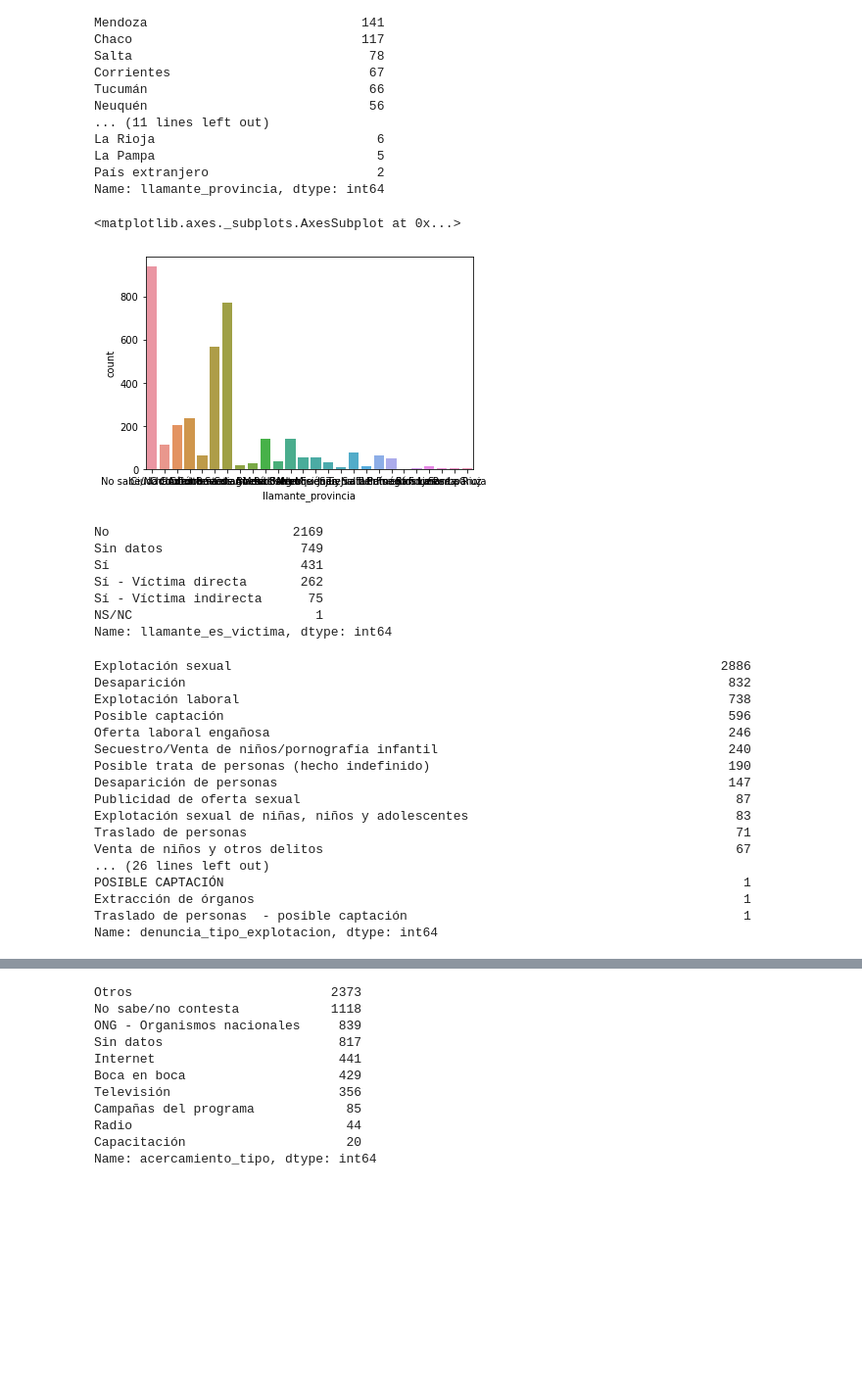
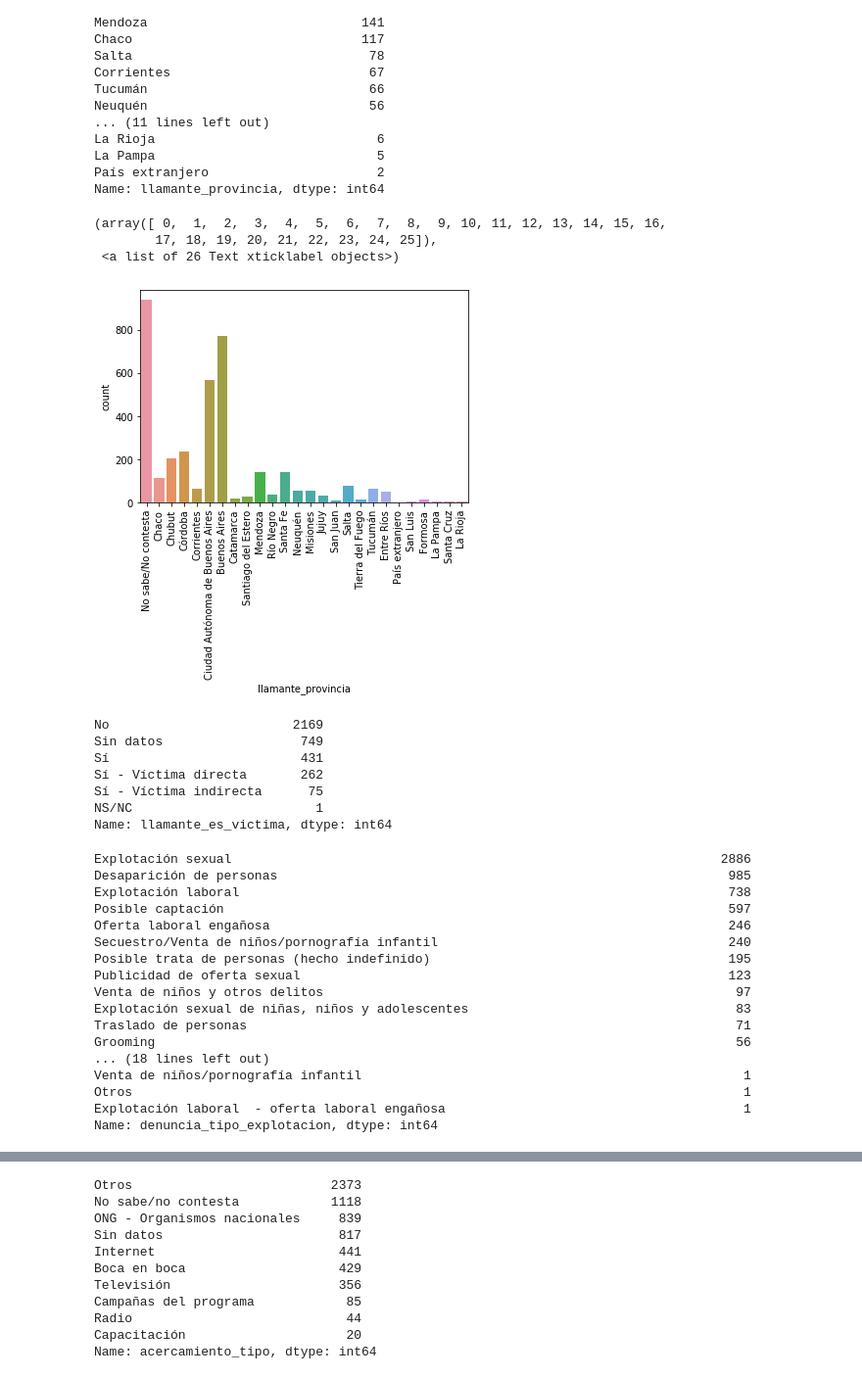
Before and after one commit to martinacantaro/data_contra_la_trata, a Jupyter notebook: analisis.ipynb, the cells around one changed output, grey strips where cells are left out. Shown at 98% size. Drawn from its saved outputs; the diff is of its cells as text; code cells hidden in the pictures; blank space fills up the shorter version.

```diff
--- a/analisis.ipynb
+++ b/analisis.ipynb
@@ -431,9 +431,12 @@ País extranjero                      2
 Name: llamante_provincia, dtype: int64
 # %%
 sns.countplot(x='llamante_provincia', data=denuncias)
+plt.xticks(rotation=90)
 # %% [output]
-<matplotlib.axes._subplots.AxesSubplot at 0x...>
+(array([ 0,  1,  2,  3,  4,  5,  6,  7,  8,  9, 10, 11, 12, 13, 14, 15, 16,
+        17, 18, 19, 20, 21, 22, 23, 24, 25]),
+ <a list of 26 Text xticklabel objects>)
-[figure, old version]
+[figure, new version]
 # %%
 denuncias['llamante_es_victima'].replace('No es Víctima', 'No es víctima', inplace=True)
 denuncias['llamante_es_victima'].replace('no es Víctima', 'No es víctima', inplace=True)
@@ -470,26 +473,38 @@ denuncias['denuncia_tipo_explotacion'].replace('Explotación sexual niñas, niñ
 denuncias['denuncia_tipo_explotacion'].replace('Explotación laboral niñas, niños y adolescentes', 'Explotación laboral de niñas, niños y adolescentes', inplace=True)
 denuncias['denuncia_tipo_explotacion'].replace('NS/NC', 'Sin datos', inplace=True)
 denuncias['denuncia_tipo_explotacion'].replace('Indicadores de Posible Trata de Personas', 'Posible trata de personas (hecho indefinido) ', inplace=True)
-#Consultar si este último reemplazo es criterioso
+denuncias['denuncia_tipo_explotacion'].replace('Publicidad de Oferta Sexual', 'Publicidad de oferta sexual', inplace=True)
+denuncias['denuncia_tipo_explotacion'].replace('Venta de Niñxs y otros delitos', 'Venta de niños y otros delitos', inplace=True)
+denuncias['denuncia_tipo_explotacion'].replace('DESAPARICIÓN DE PERSONAS', 'Desaparición de personas', inplace=True)
+denuncias['denuncia_tipo_explotacion'].replace(' Indicadores de Posible Trata de Personas', 'Posible trata de personas (hecho indefinido)', inplace=True)
+denuncias['denuncia_tipo_explotacion'].replace('Indicadores de posible trata de personas', 'Posible trata de personas (hecho indefinido)', inplace=True)
+denuncias['denuncia_tipo_explotacion'].replace('POSIBLE CAPTACIÓN', 'Posible captación', inplace=True)
+denuncias['denuncia_tipo_explotacion'].replace('Desaparición', 'Desaparición de personas', inplace=True)
+denuncias['denuncia_tipo_explotacion'].replace('Matrimonio forzado', 'Matrimonio forzoso', inplace=True)
+denuncias['denuncia_tipo_explotacion'].replace('Matrimonio Forzoso', 'Matrimonio forzoso', inplace=True)
+denuncias['denuncia_tipo_explotacion'].replace('Servidumbre doméstica', 'Reducción a la servidumbre o situaciones análogas', inplace=True)
+
 
 denuncias['denuncia_tipo_explotacion'].value_counts()
+
+# Algunas de las categorías son combinaciones de otras categorías. Separar en distintas columnas?
 # %% [output]
 Explotación sexual                                                                2886
-Desaparición                                                                       832
+Desaparición de personas                                                           985
 Explotación laboral                                                                738
-Posible captación                                                                  596
+Posible captación                                                                  597
 Oferta laboral engañosa                                                            246
 Secuestro/Venta de niños/pornografía infantil                                      240
-Posible trata de personas (hecho indefinido)                                       190
-Desaparición de personas                                                           147
-Publicidad de oferta sexual                                                         87
+Posible trata de personas (hecho indefinido)                                       195
+Publicidad de oferta sexual                                                        123
+Venta de niños y otros delitos                                                      97
 Explotación sexual de niñas, niños y adolescentes                                   83
 Traslado de personas                                                                71
-Venta de niños y otros delitos                                                      67
-... (26 lines left out)
-POSIBLE CAPTACIÓN                                                                    1
-Extracción de órganos                                                                1
-Traslado de personas  - posible captación                                            1
+Grooming                                                                            56
+... (18 lines left out)
+Venta de niños/pornografía infantil                                                  1
+Otros                                                                                1
+Explotación laboral  - oferta laboral engañosa                                       1
 Name: denuncia_tipo_explotacion, dtype: int64
 # %%
 denuncias['denuncia_via_ingreso'].replace('LÍNEA 145', 'Línea 145', inplace=True)
```
Also changed, not shown: parts of 6 cells of this notebook.
